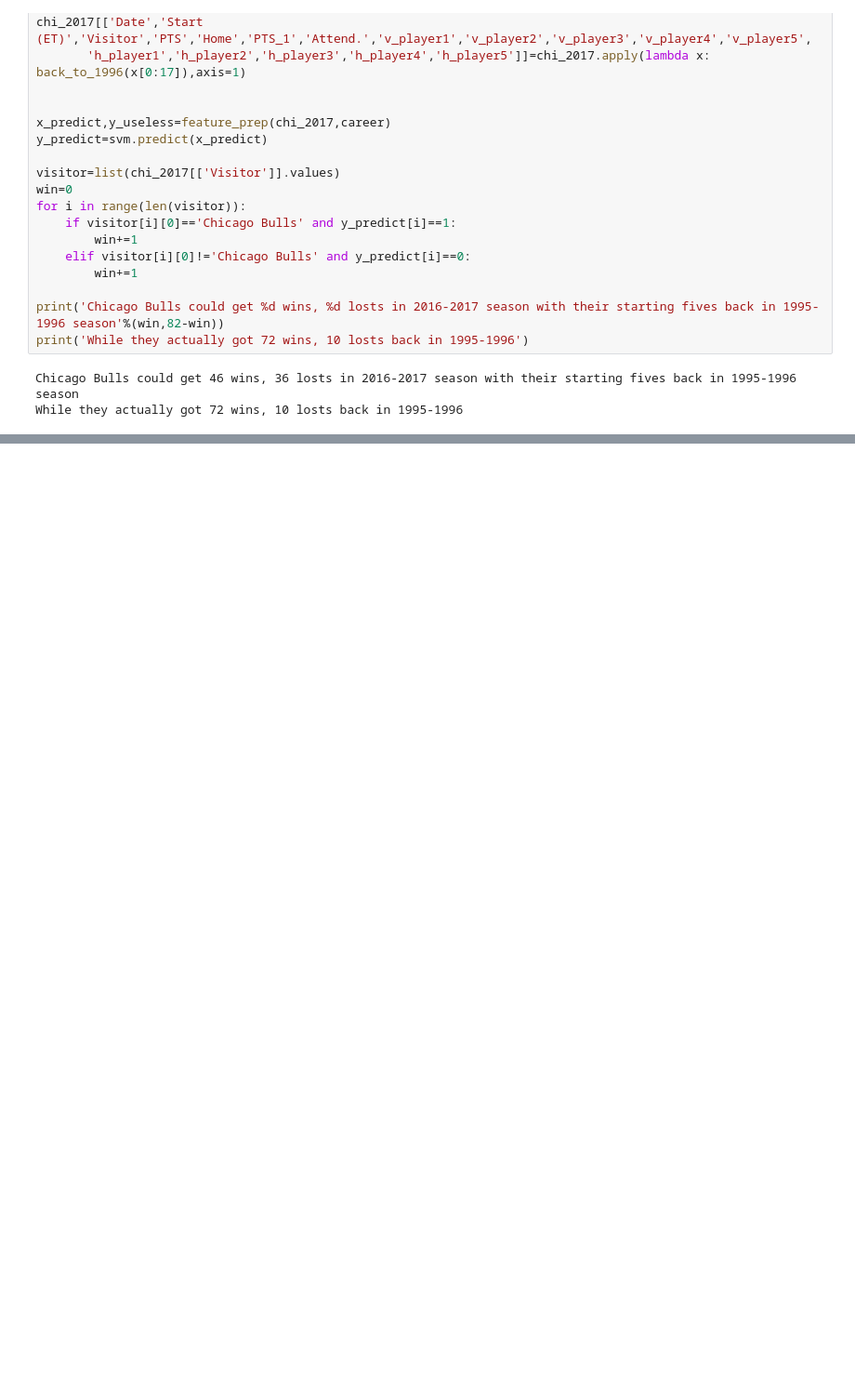
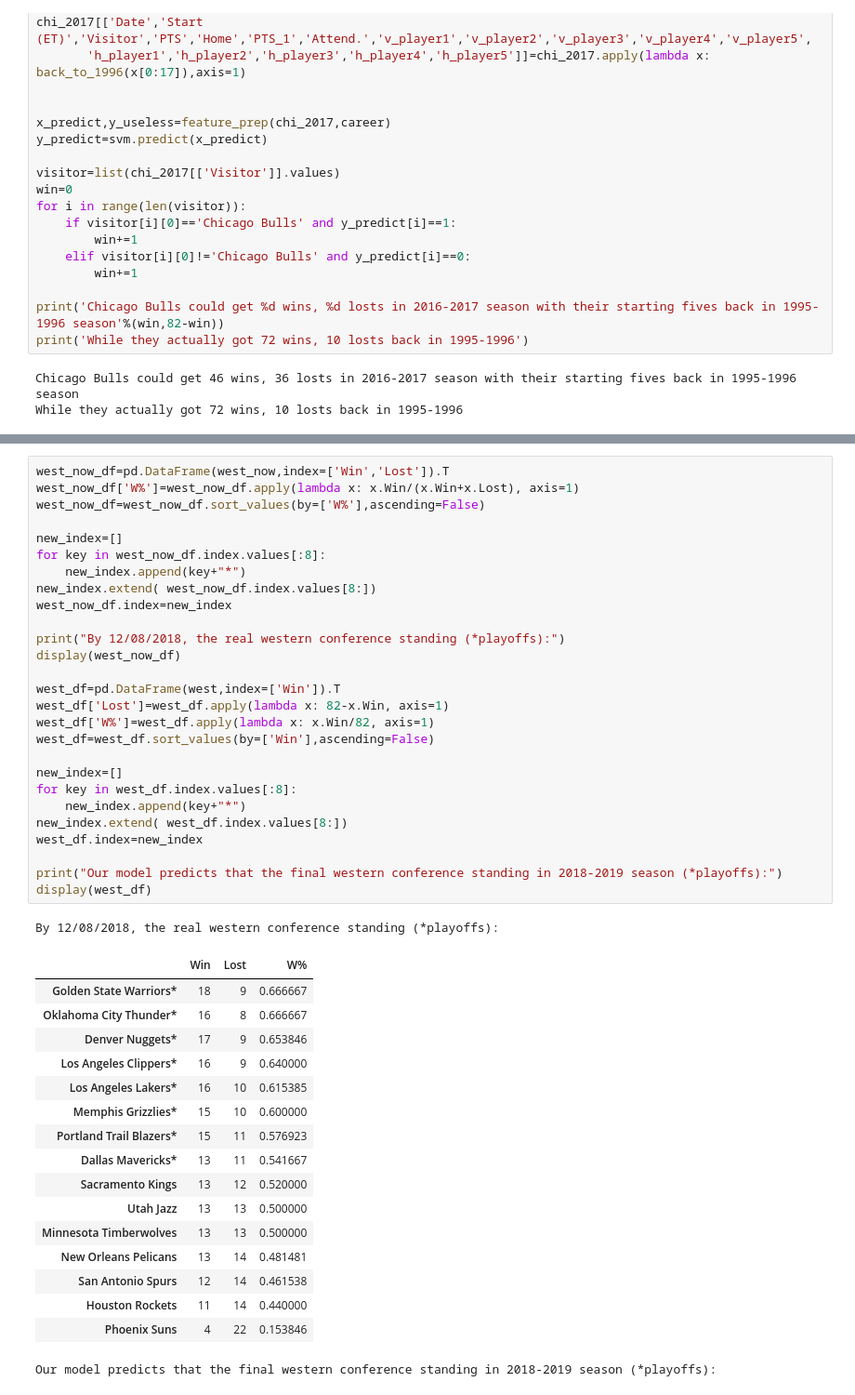
Before and after one commit to cis-519-team/project, a Jupyter notebook: topics.ipynb, the cells around one changed output, grey strips where cells are left out. Shown at 93% size. Drawn from its saved outputs; the diff is of its cells as text; blank space fills up the shorter version.

```diff
--- a/topics.ipynb
+++ b/topics.ipynb
@@ -345,0 +504,46 @@ chi_2017.head(10)
+# %%
+west_now_df=pd.DataFrame(west_now,index=['Win','Lost']).T
+west_now_df['W%']=west_now_df.apply(lambda x: x.Win/(x.Win+x.Lost), axis=1)
+west_now_df=west_now_df.sort_values(by=['W%'],ascending=False)
+
+new_index=[]
+for key in west_now_df.index.values[:8]:
+    new_index.append(key+"*")
+new_index.extend( west_now_df.index.values[8:])
+west_now_df.index=new_index
+
+print("By 12/08/2018, the real western conference standing (*playoffs):")
+display(west_now_df)
+
+west_df=pd.DataFrame(west,index=['Win']).T
+west_df['Lost']=west_df.apply(lambda x: 82-x.Win, axis=1)
+west_df['W%']=west_df.apply(lambda x: x.Win/82, axis=1)
+west_df=west_df.sort_values(by=['Win'],ascending=False)
+
+new_index=[]
+for key in west_df.index.values[:8]:
+    new_index.append(key+"*")
+new_index.extend( west_df.index.values[8:])
+west_df.index=new_index
+
+print("Our model predicts that the final western conference standing in 2018-2019 season (*playoffs):")
+display(west_df)
+# %% [output]
+By 12/08/2018, the real western conference standing (*playoffs):
+|  | Win | Lost | W% |
+| Golden State Warriors* | 18 | 9 | 0.666667 |
+| Oklahoma City Thunder* | 16 | 8 | 0.666667 |
+| Denver Nuggets* | 17 | 9 | 0.653846 |
+| Los Angeles Clippers* | 16 | 9 | 0.640000 |
+| Los Angeles Lakers* | 16 | 10 | 0.615385 |
+| Memphis Grizzlies* | 15 | 10 | 0.600000 |
+| Portland Trail Blazers* | 15 | 11 | 0.576923 |
+| Dallas Mavericks* | 13 | 11 | 0.541667 |
+| Sacramento Kings | 13 | 12 | 0.520000 |
+| Utah Jazz | 13 | 13 | 0.500000 |
+| Minnesota Timberwolves | 13 | 13 | 0.500000 |
+| New Orleans Pelicans | 13 | 14 | 0.481481 |
+| San Antonio Spurs | 12 | 14 | 0.461538 |
+| Houston Rockets | 11 | 14 | 0.440000 |
+| Phoenix Suns | 4 | 22 | 0.153846 |
+Our model predicts that the final western conference standing in 2018-2019 season (*playoffs):
```
Also changed, not shown: parts of 11 cells of this notebook, 2 other files.
